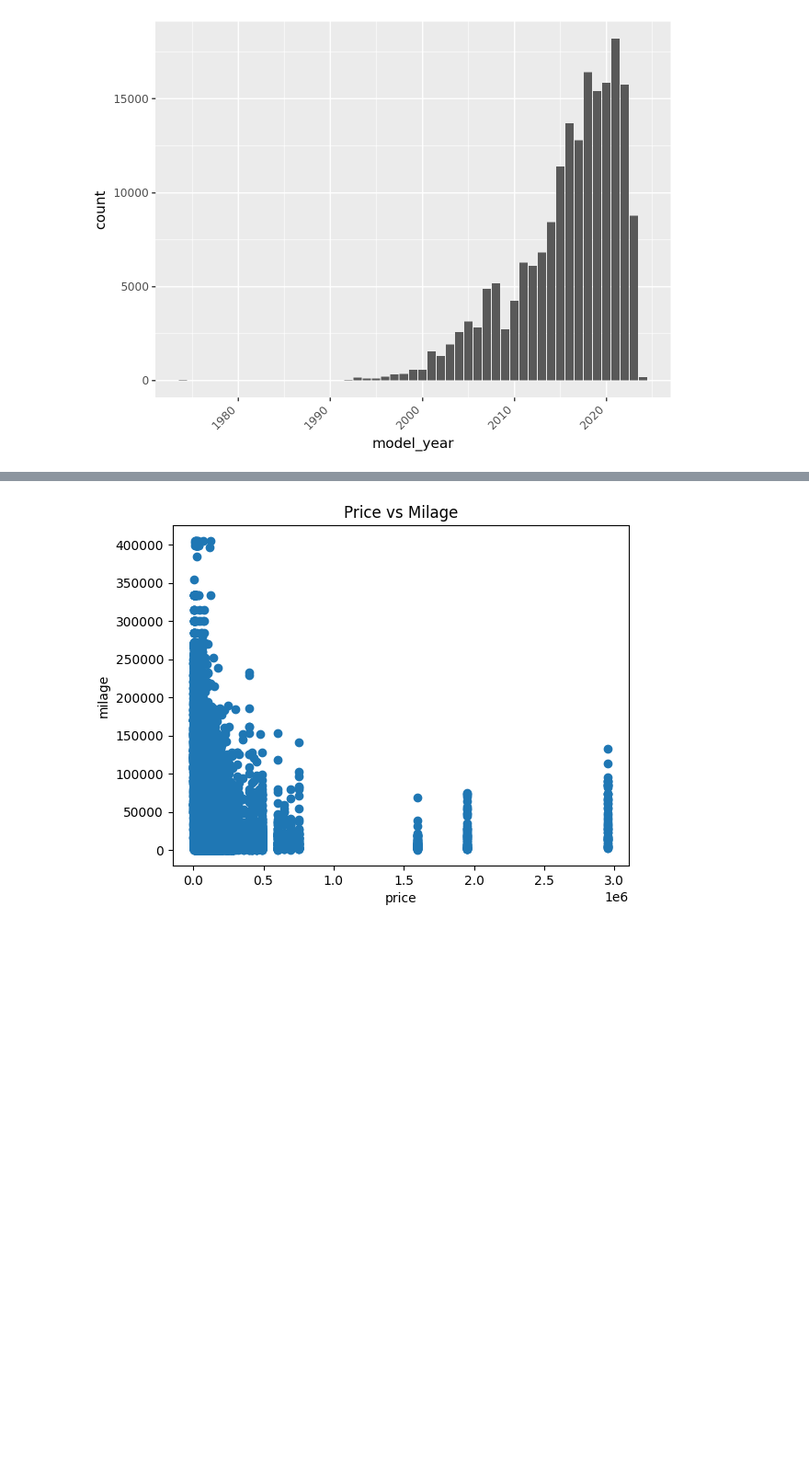
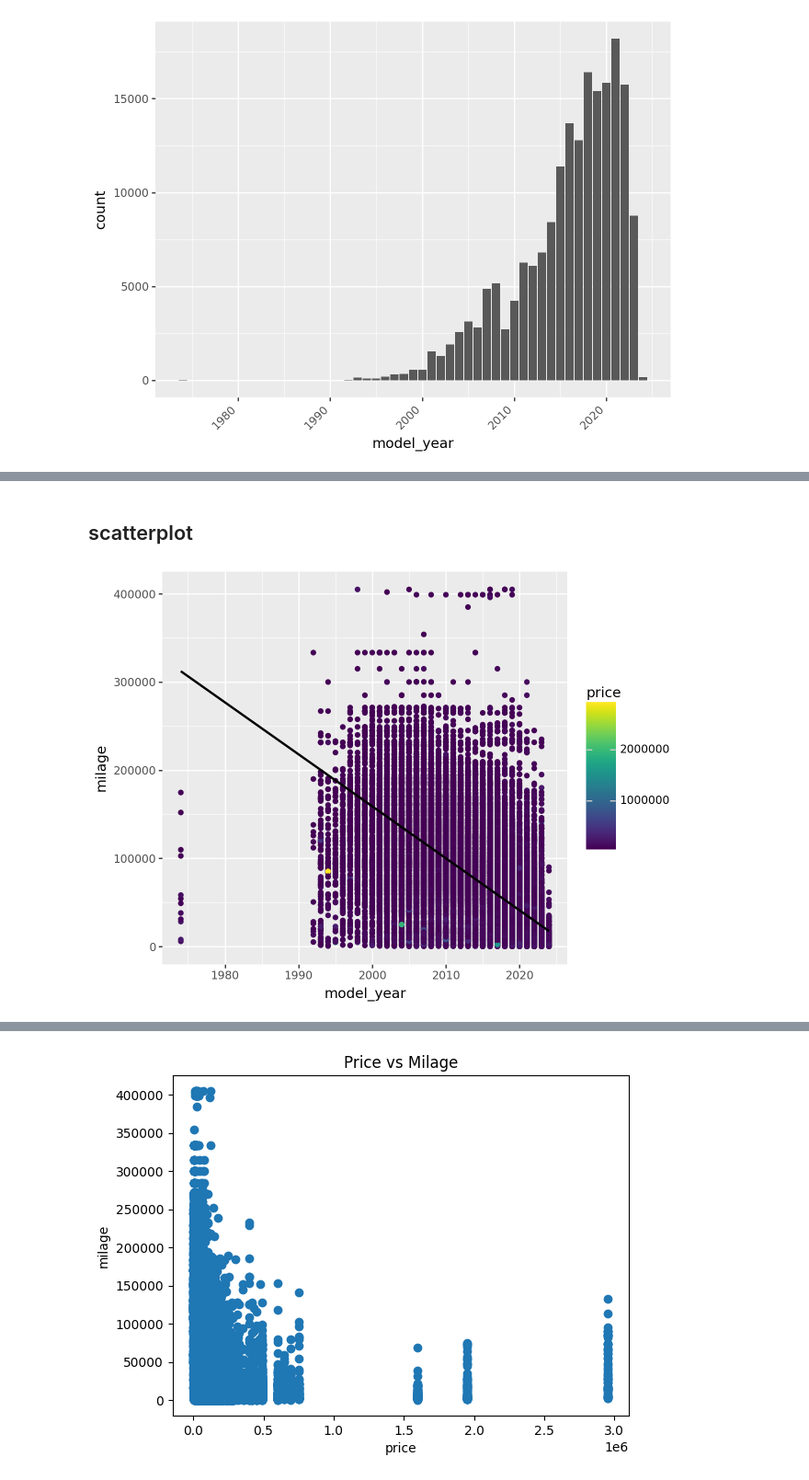
Before and after one commit to lamkilian/used_car_prices, a Jupyter notebook: visualization.ipynb, the cells around one changed output, grey strips where cells are left out. Shown: that part at 92% size. Cells and saved outputs as stored; diff of their text form; code cells hidden in the pictures; blank space fills up the shorter version.

```diff
--- a/visualization.ipynb
+++ b/visualization.ipynb
@@ -55,0 +66,11 @@ p9.ggplot(
+# %% [markdown]
+## scatterplot
+# %%
+# scatterplot
+(
+    p9.ggplot(data, mapping = p9.aes(x='model_year', y='milage', color='price'))
+    + p9.geom_point() +
+    p9.geom_smooth(method = 'lm')
+)
+# %% [output]
+[figure, added]
```
Also changed, not shown: parts of 12 cells of this notebook.
